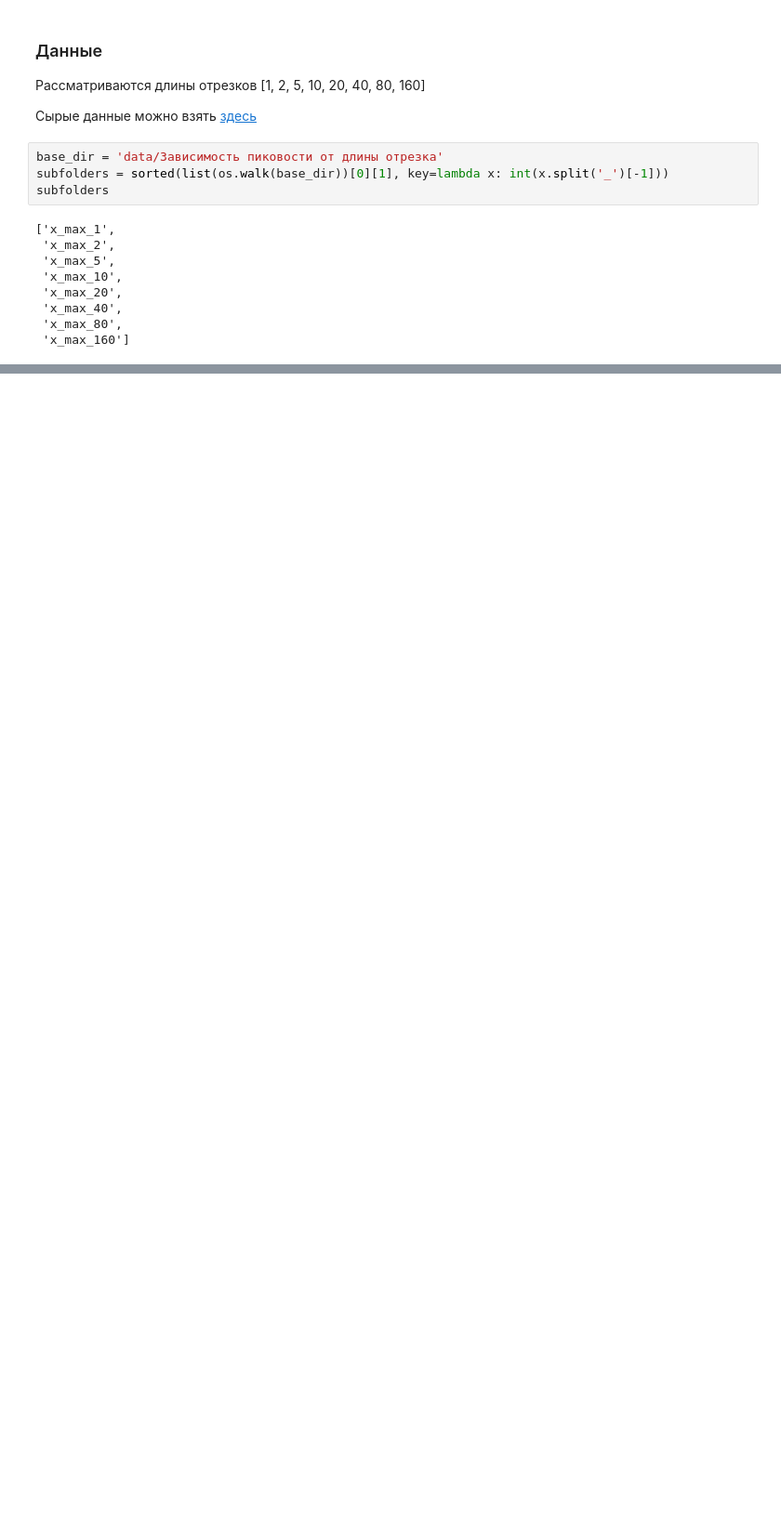
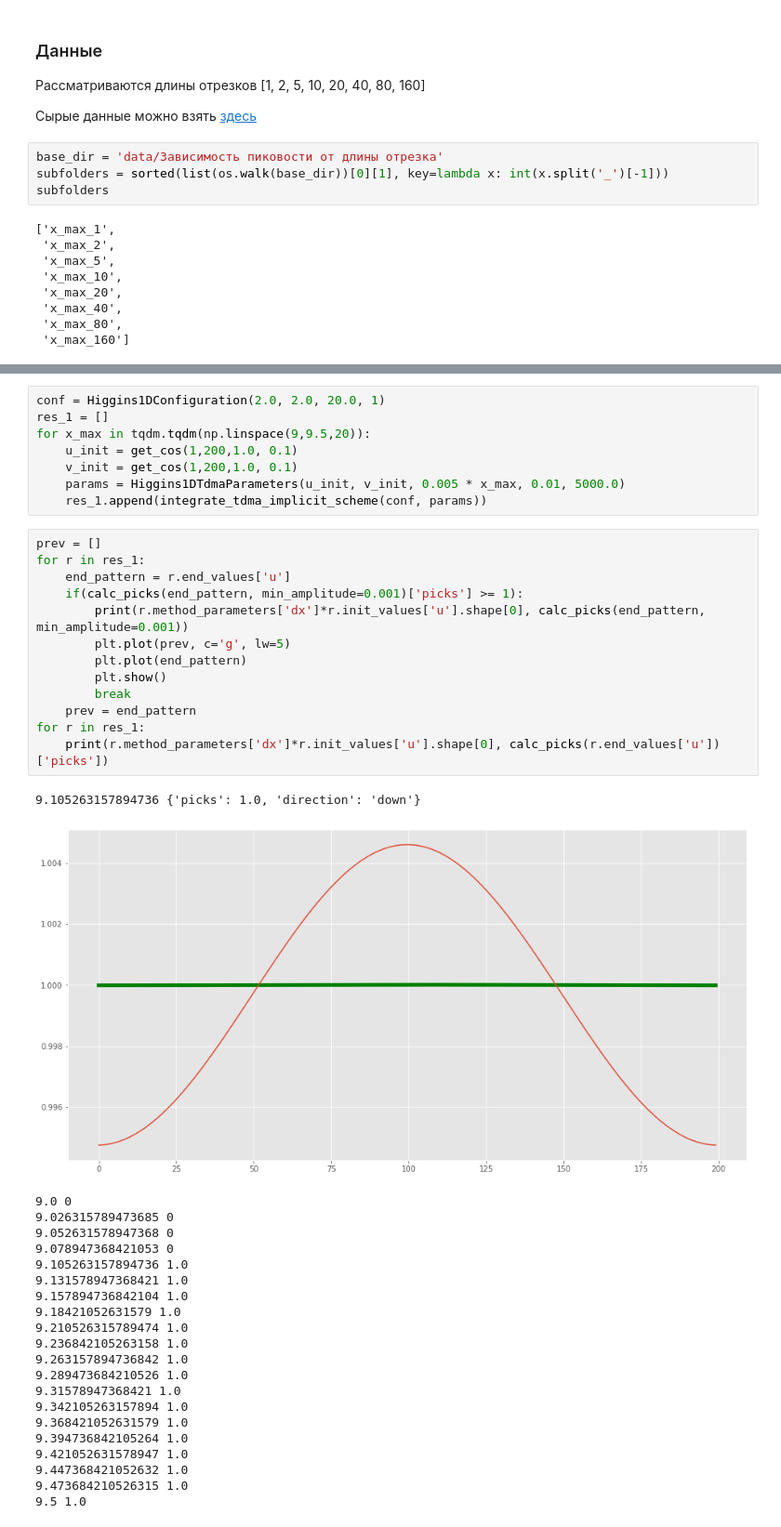
Before and after one commit to kokamido/BrandNewResearch, a Jupyter notebook: Research/Зависимость разнообразия паттернов от длины отрезка.ipynb, the cells around one changed output, grey strips where cells are left out. Shown at 93% size. Cells and saved outputs as stored; diff of their text form; blank space fills up the shorter version.

```diff
--- a/Research/Зависимость разнообразия паттернов от длины отрезка.ipynb
+++ b/Research/Зависимость разнообразия паттернов от длины отрезка.ipynb
@@ -128,0 +153,44 @@ for i in list(os.walk(f'{base_dir}/x_max_5'))[0][1][25:30]:
+# %%
+conf = Higgins1DConfiguration(2.0, 2.0, 20.0, 1)
+res_1 = []
+for x_max in tqdm.tqdm(np.linspace(9,9.5,20)):
+    u_init = get_cos(1,200,1.0, 0.1)
+    v_init = get_cos(1,200,1.0, 0.1)
+    params = Higgins1DTdmaParameters(u_init, v_init, 0.005 * x_max, 0.01, 5000.0)
+    res_1.append(integrate_tdma_implicit_scheme(conf, params))
+# %%
+prev = []
+for r in res_1:
+    end_pattern = r.end_values['u']
+    if(calc_picks(end_pattern, min_amplitude=0.001)['picks'] >= 1):
+        print(r.method_parameters['dx']*r.init_values['u'].shape[0], calc_picks(end_pattern, min_amplitude=0.001))
+        plt.plot(prev, c='g', lw=5)
+        plt.plot(end_pattern)
+        plt.show()
+        break
+    prev = end_pattern
+for r in res_1:
+    print(r.method_parameters['dx']*r.init_values['u'].shape[0], calc_picks(r.end_values['u'])['picks'])
+# %% [output]
+9.105263157894736 {'picks': 1.0, 'direction': 'down'}
+[figure, added]
+9.0 0
+9.026315789473685 0
+9.052631578947368 0
+9.078947368421053 0
+9.105263157894736 1.0
+9.131578947368421 1.0
+9.157894736842104 1.0
+9.18421052631579 1.0
+9.210526315789474 1.0
+9.236842105263158 1.0
+9.263157894736842 1.0
+9.289473684210526 1.0
+9.31578947368421 1.0
+9.342105263157894 1.0
+9.368421052631579 1.0
+9.394736842105264 1.0
+9.421052631578947 1.0
+9.447368421052632 1.0
+9.473684210526315 1.0
+9.5 1.0
```
Also changed, not shown: parts of 14 cells of this notebook, 3 other files.
